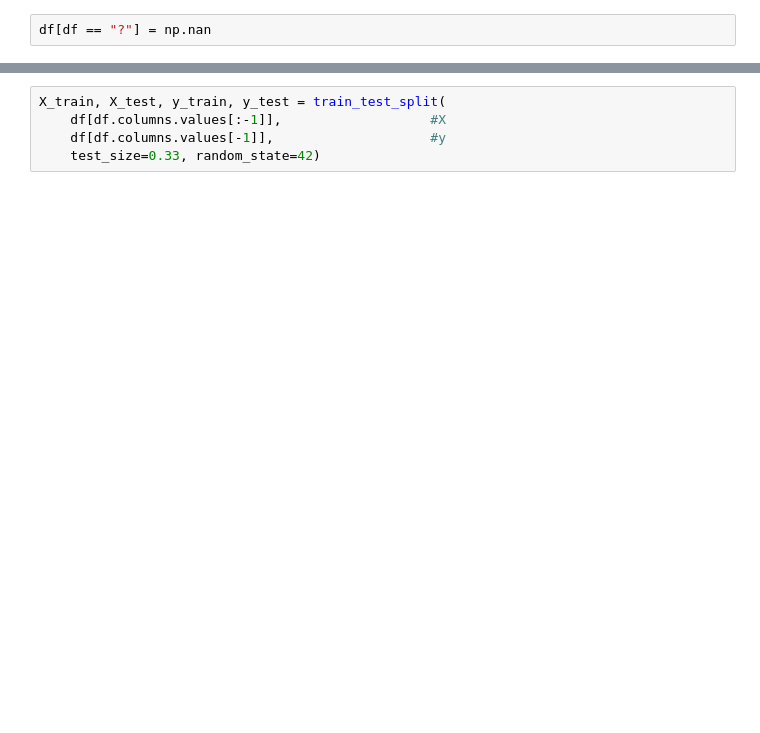
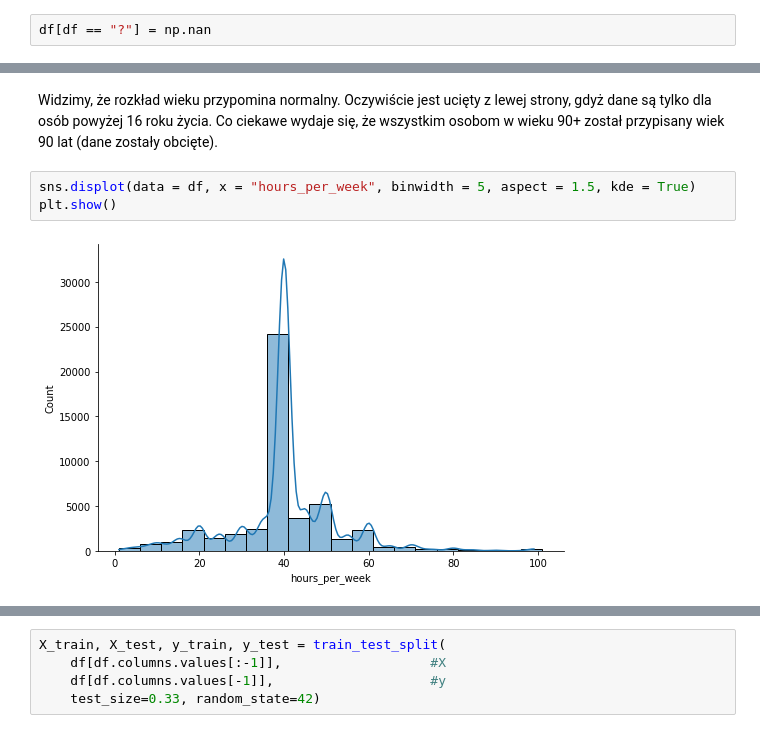
Before and after one commit to pablo2811/salary-predictive, a Jupyter notebook: EDA.ipynb, the cells around one changed output, grey strips where cells are left out. Saved outputs shown, nothing was run; the diff lists cells and outputs as text; blank space fills up the shorter version.

```diff
--- a/EDA.ipynb
+++ b/EDA.ipynb
@@ -399,0 +201,7 @@ df
+# %% [markdown]
+Widzimy, że rozkład wieku przypomina normalny. Oczywiście jest ucięty z lewej strony, gdyż dane są tylko dla osób powyżej 16 roku życia. Co ciekawe wydaje się, że wszystkim osobom w wieku 90+ został przypisany wiek 90 lat (dane zostały obcięte).
+# %%
+sns.displot(data = df, x = "hours_per_week", binwidth = 5, aspect = 1.5, kde = True)
+plt.show()
+# %% [output]
+[figure, added]
```
Also changed, not shown: parts of 89 cells of this notebook.
